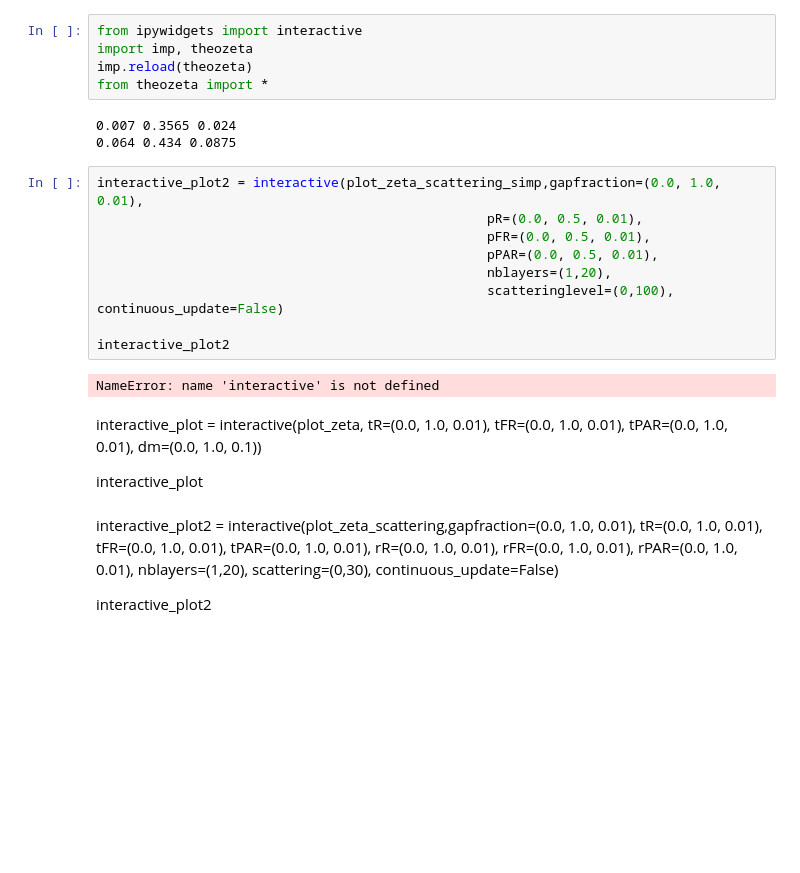
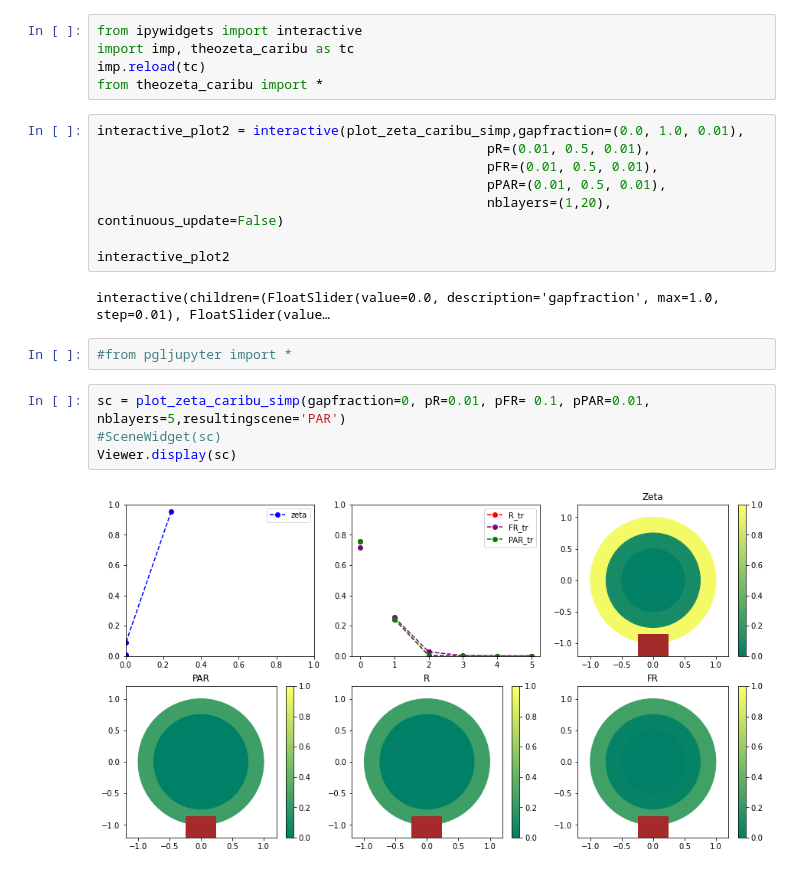
Before and after one commit to fredboudon/mangolight, a Jupyter notebook: theoretical/theozeta-explorer-Caribu.ipynb, the cells around one changed output. Drawn from its saved outputs; the diff is of its cells as text; blank space fills up the shorter version.

```diff
--- a/theoretical/theozeta-explorer-Caribu.ipynb
+++ b/theoretical/theozeta-explorer-Caribu.ipynb
@@ -1,38 +1,23 @@
 # %%
 from ipywidgets import interactive
-import imp, theozeta
-imp.reload(theozeta)
-from theozeta import *
+import imp, theozeta_caribu as tc
+imp.reload(tc)
+from theozeta_caribu import *
-# %% [output]
-0.007 0.3565 0.024
-0.064 0.434 0.0875
 # %%
-interactive_plot2 = interactive(plot_zeta_scattering_simp,gapfraction=(0.0, 1.0, 0.01),
-                                                  pR=(0.0, 0.5, 0.01),
-                                                  pFR=(0.0, 0.5, 0.01),
-                                                  pPAR=(0.0, 0.5, 0.01),
-                                                  nblayers=(1,20),
-                                                  scatteringlevel=(0,100), continuous_update=False)
+interactive_plot2 = interactive(plot_zeta_caribu_simp,gapfraction=(0.0, 1.0, 0.01),
+                                                  pR=(0.01, 0.5, 0.01),
+                                                  pFR=(0.01, 0.5, 0.01),
+                                                  pPAR=(0.01, 0.5, 0.01),
+                                                  nblayers=(1,20), continuous_update=False)
 
 interactive_plot2
 # %% [output]
-NameError: name 'interactive' is not defined
+interactive(children=(FloatSlider(value=0.0, description='gapfraction', max=1.0, step=0.01), FloatSlider(value…
-# %% [markdown]
-interactive_plot = interactive(plot_zeta, tR=(0.0, 1.0, 0.01),
-                                          tFR=(0.0, 1.0, 0.01),
-                                          tPAR=(0.0, 1.0, 0.01),
-                                          dm=(0.0, 1.0, 0.1))
-
-interactive_plot
-# %% [markdown]
-interactive_plot2 = interactive(plot_zeta_scattering,gapfraction=(0.0, 1.0, 0.01),
-                                                  tR=(0.0, 1.0, 0.01),
-                                                  tFR=(0.0, 1.0, 0.01),
-                                                  tPAR=(0.0, 1.0, 0.01),
-                                                  rR=(0.0, 1.0, 0.01),
-                                                  rFR=(0.0, 1.0, 0.01),
-                                                  rPAR=(0.0, 1.0, 0.01),
-                                                  nblayers=(1,20),
-                                                  scattering=(0,30), continuous_update=False)
-
-interactive_plot2
+# %%
+#from pgljupyter import *
+# %%
+sc = plot_zeta_caribu_simp(gapfraction=0, pR=0.01, pFR= 0.1, pPAR=0.01, nblayers=5,resultingscene='PAR')
+#SceneWidget(sc)
+Viewer.display(sc)
+# %% [output]
+[figure, added]
```
Also changed, not shown: 4 other files.
